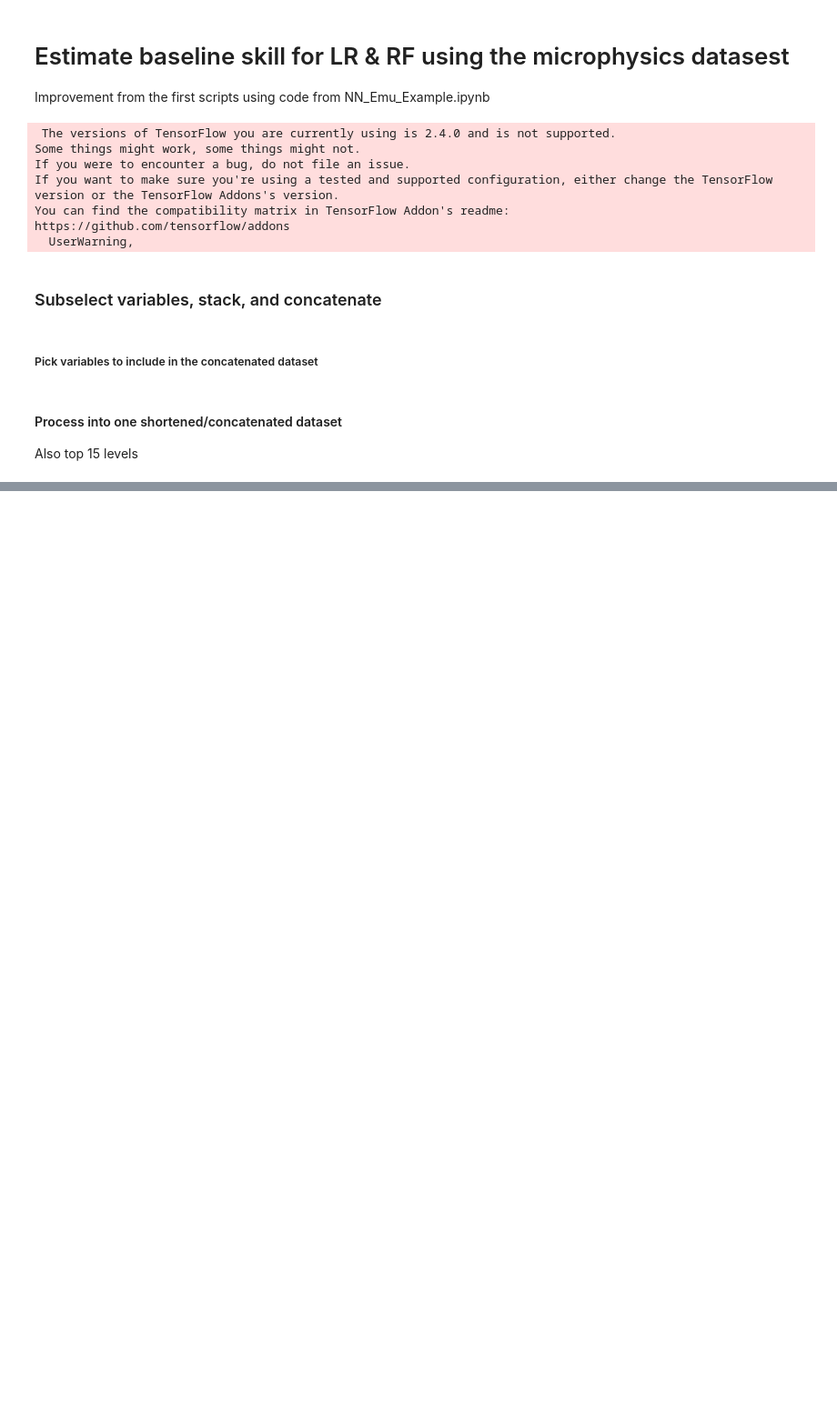
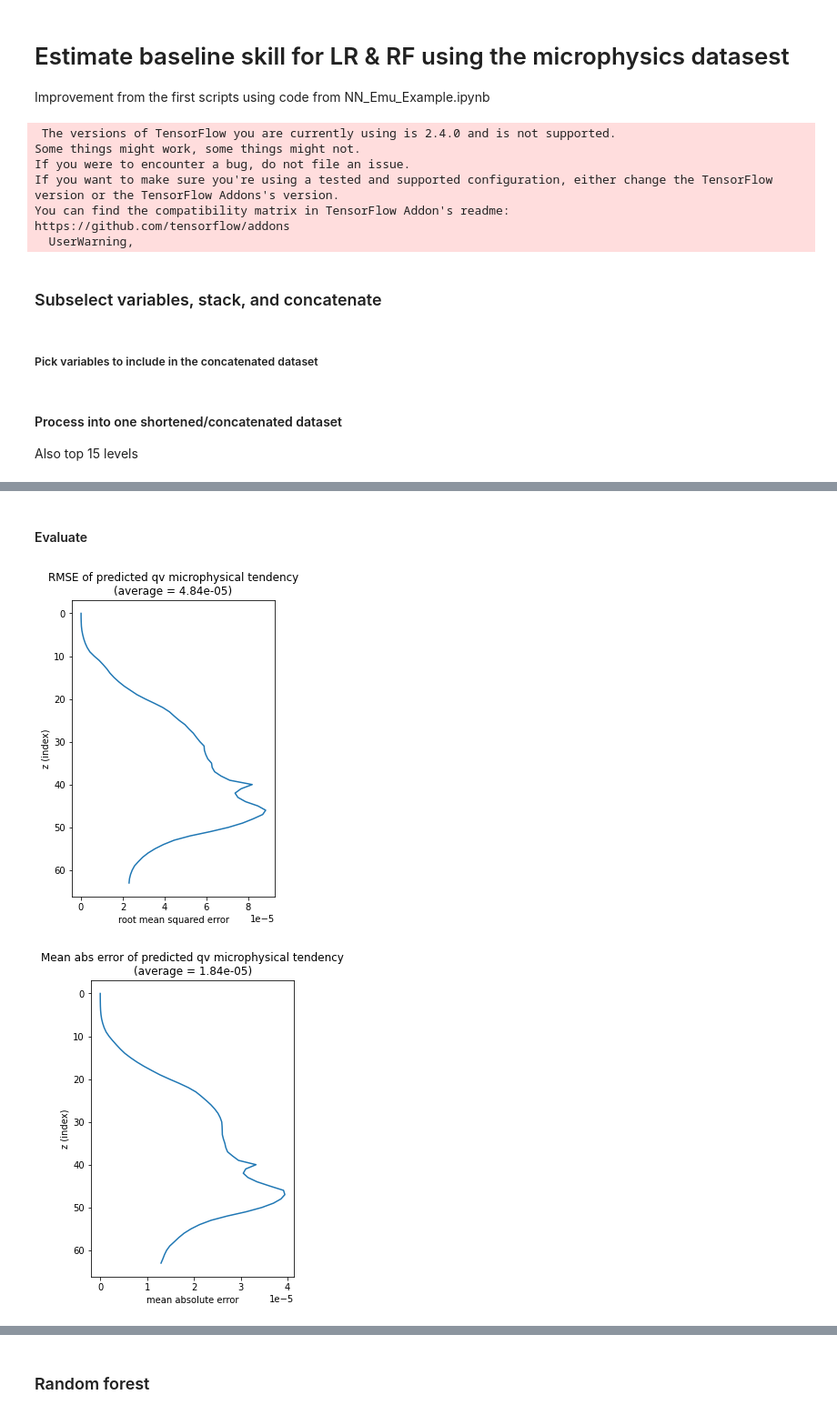
Before and after one commit to jacnugent/fv3net, a Jupyter notebook: workflows/emulation/dataset_exploration/baseline_skill_LR_RF.ipynb, the cells around one changed output, grey strips where cells are left out. Shown at 91% size. Saved outputs shown, nothing was run; the diff lists cells and outputs as text; code cells hidden in the pictures; blank space fills up the shorter version.

```diff
--- a/workflows/emulation/dataset_exploration/baseline_skill_LR_RF.ipynb
+++ b/workflows/emulation/dataset_exploration/baseline_skill_LR_RF.ipynb
@@ -157,0 +161,6 @@ Data variables:
+# %%
+lr = LinearRegression(fit_intercept=True, normalize=False, n_jobs=-1)
+# %%
+%%time
+
+lr.fit(X_scaler.transform(X_train), y_scaler.transform(y_train))
@@ -157,0 +171,41 @@ Data variables:
+# %%
+y_predict_lr = y_scaler.inverse_transform(lr.predict(X_scaler.transform(X_test)))
+# %% [markdown]
+#### Evaluate
+# %%
+mae_avg_lr = metrics.mean_absolute_error(y_test, y_predict_lr, multioutput='uniform_average')
+mae_z_lr = metrics.mean_absolute_error(y_test, y_predict_lr, multioutput='raw_values')
+
+rmse_avg_lr = np.sqrt(metrics.mean_squared_error(y_test, y_predict_lr, multioutput='uniform_average'))
+rmse_z_lr = np.sqrt(metrics.mean_squared_error(y_test, y_predict_lr, multioutput='raw_values'))
+
+r2_avg_lr = metrics.r2_score(y_test, y_predict_lr, multioutput='uniform_average')
+r2_z_lr = metrics.r2_score(y_test, y_predict_lr, multioutput='raw_values')
+# %%
+fig, ax = plt.subplots(figsize=(4, 6))
+ax.plot(rmse_z_lr, np.arange(0, len(rmse_z_lr)))
+ax.set_ylabel('z (index)')
+ax.set_xlabel('root mean squared error')
+ax.set_title('RMSE of predicted qv microphysical tendency\n(average = {:.2e})'.format(rmse_avg_lr))
+ax.invert_yaxis()
+plt.show()
+
+fig, ax = plt.subplots(figsize=(4, 6))
+ax.plot(mae_z_lr, np.arange(0, len(mae_z_lr)))
+ax.set_ylabel('z (index)')
+ax.set_xlabel('mean absolute error')
+ax.set_title('Mean abs error of predicted qv microphysical tendency\n(average = {:.2e})'.format(mae_avg_lr))
+ax.invert_yaxis()
+plt.show()
+
+fig, ax = plt.subplots(figsize=(4, 6))
+ax.plot(r2_z_lr, np.arange(0, len(r2_z_lr)))
+ax.set_ylabel('z (index)')
+ax.set_xlabel('r2 score')
+ax.set_title('r^2 of predicted qv microphysical tendency\n(average = {:.3f})'.format(r2_avg_lr))
+ax.set_xlim((-1, 1))
+ax.invert_yaxis()
+plt.show()
+# %% [output]
+[figure, added]
+[figure, added]
@@ -157,0 +213,2 @@ Data variables:
+# %% [markdown]
+### Random forest
```
Also changed, not shown: parts of 22 cells of this notebook, 2 other files.
